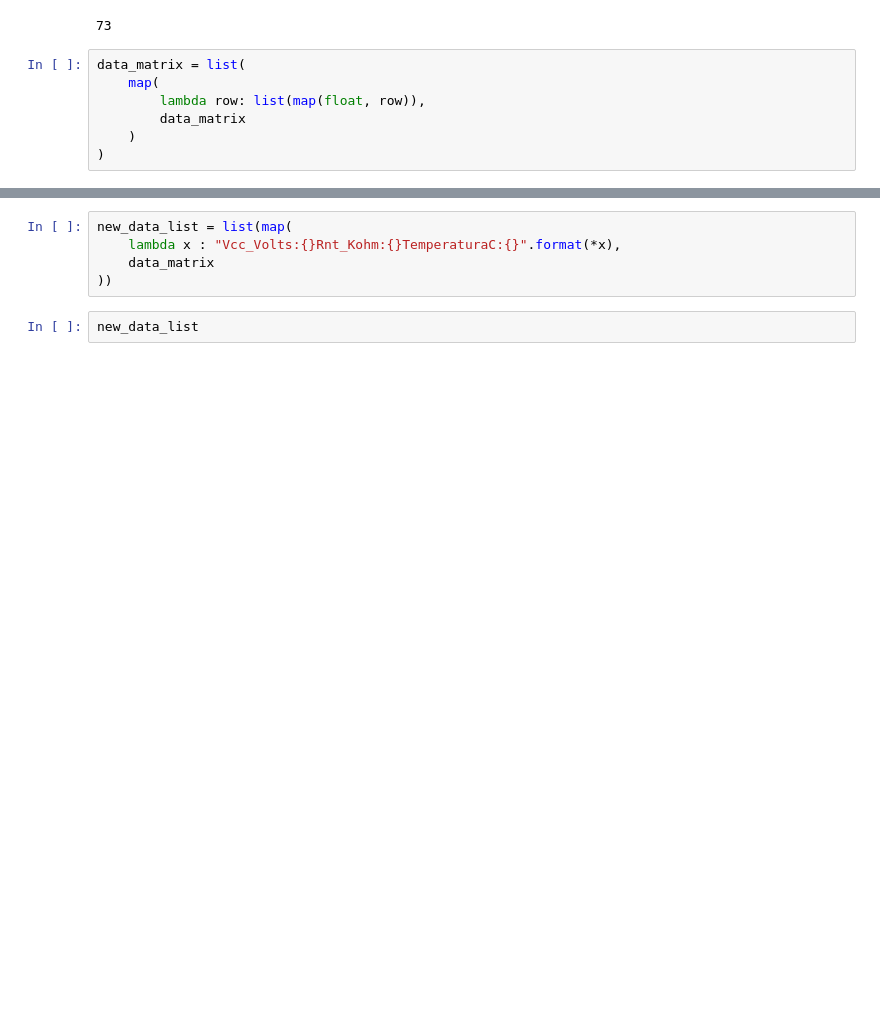
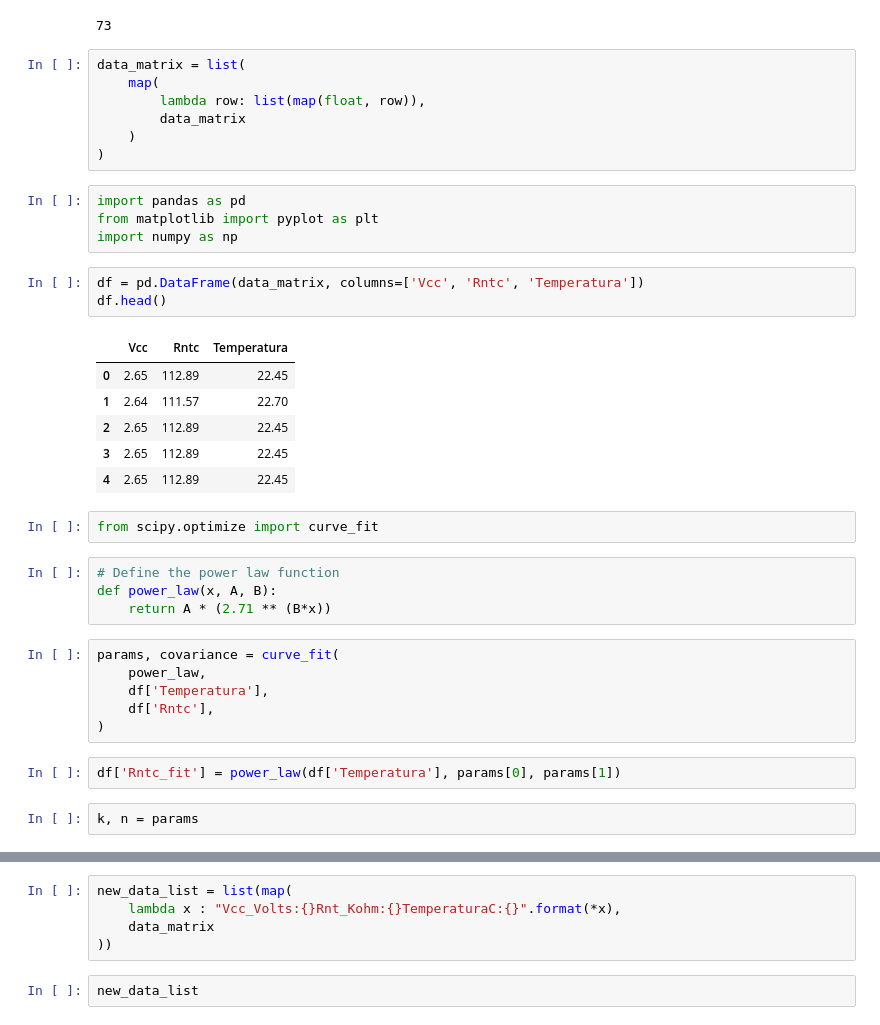
Before and after one commit to DanielSarmiento04/thermical_system, a Jupyter notebook: labs.ipynb, the cells around one changed output, grey strips where cells are left out. Cells and saved outputs as stored; diff of their text form; blank space fills up the shorter version.

```diff
--- a/labs.ipynb
+++ b/labs.ipynb
@@ -130,3 +130,33 @@ data_matrix = list(
         data_matrix
     )
 )
+# %%
+import pandas as pd
+from matplotlib import pyplot as plt
+import numpy as np
+# %%
+df = pd.DataFrame(data_matrix, columns=['Vcc', 'Rntc', 'Temperatura'])
+df.head()
+# %% [output]
+|  | Vcc | Rntc | Temperatura |
+| 0 | 2.65 | 112.89 | 22.45 |
+| 1 | 2.64 | 111.57 | 22.70 |
+| 2 | 2.65 | 112.89 | 22.45 |
+| 3 | 2.65 | 112.89 | 22.45 |
+| 4 | 2.65 | 112.89 | 22.45 |
+# %%
+from scipy.optimize import curve_fit
+# %%
+# Define the power law function
+def power_law(x, A, B):
+    return A * (2.71 ** (B*x))
+# %%
+params, covariance = curve_fit(
+    power_law,
+    df['Temperatura'],
+    df['Rntc'],
+)
+# %%
+df['Rntc_fit'] = power_law(df['Temperatura'], params[0], params[1])
+# %%
+k, n = params
```
Also changed, not shown: parts of 5 cells of this notebook, 4 other files.
